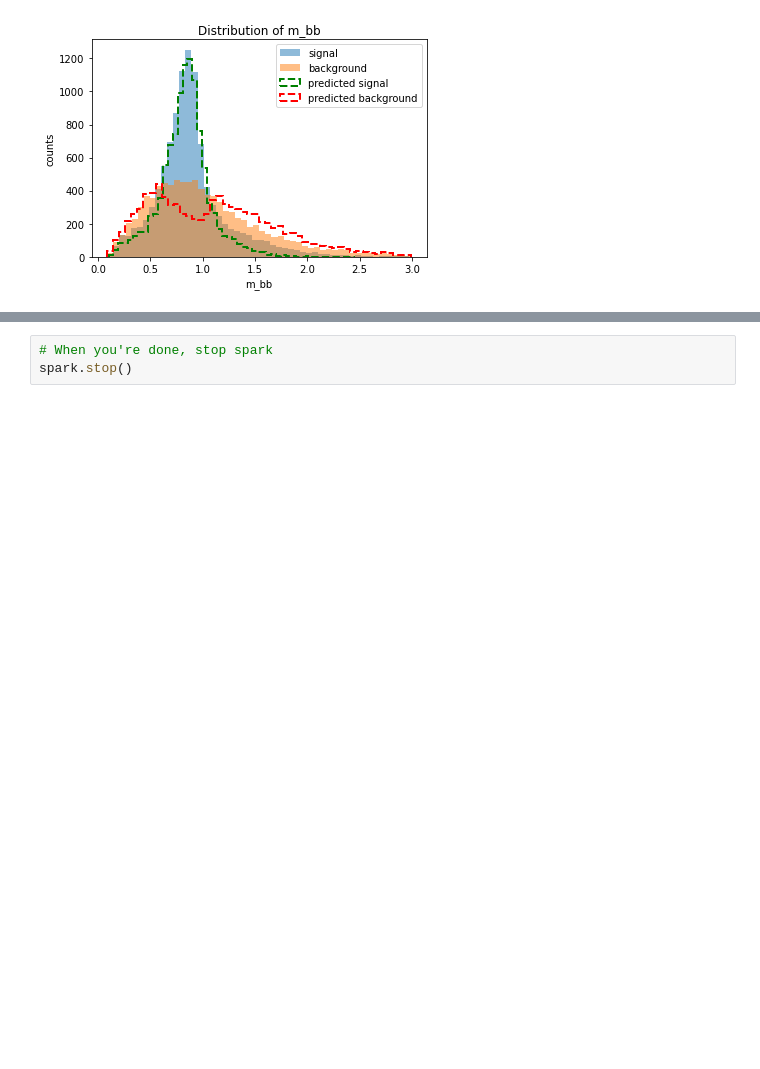
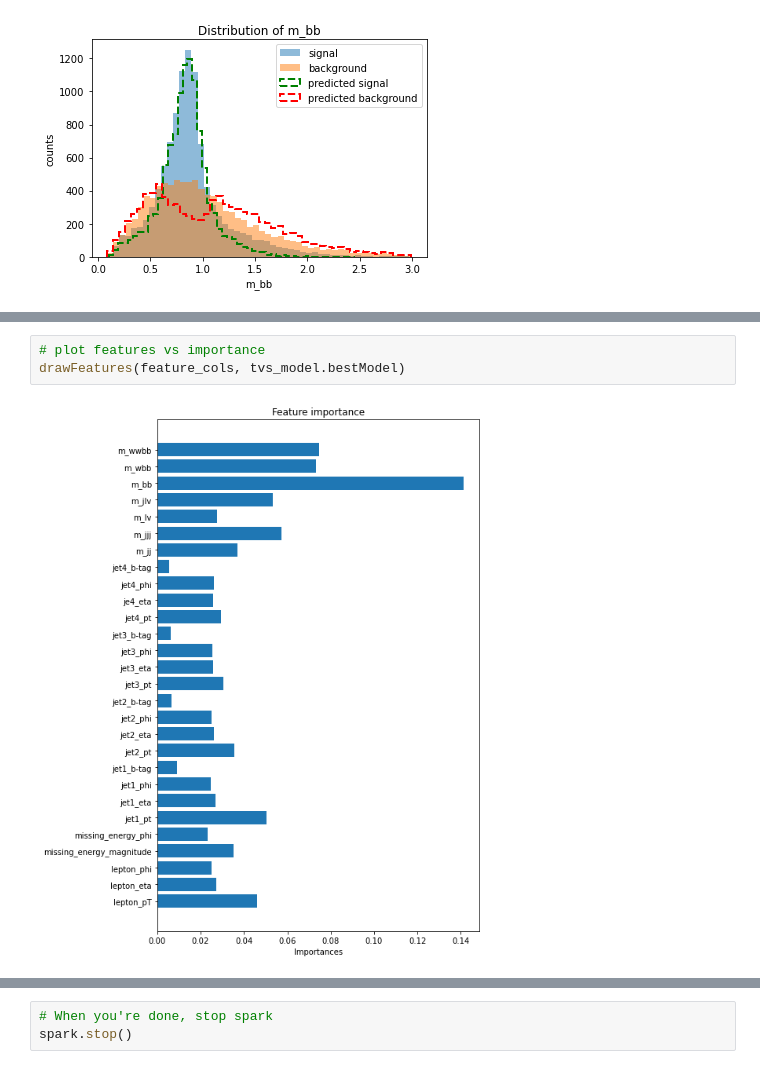
Before and after one commit to marchisi01/MLCourse-2425, a Jupyter notebook: Notebooks/HandsOn_Final.ipynb, the cells around one changed output, grey strips where cells are left out. Drawn from its saved outputs; the diff is of its cells as text; blank space fills up the shorter version.

```diff
--- a/Notebooks/HandsOn_Final.ipynb
+++ b/Notebooks/HandsOn_Final.ipynb
@@ -285,0 +365,5 @@ Accuracy gap (train - test): 0.0517
+# %%
+# plot features vs importance
+drawFeatures(feature_cols, tvs_model.bestModel)
+# %% [output]
+[figure, added]
```
Also changed, not shown: parts of 16 cells of this notebook.
